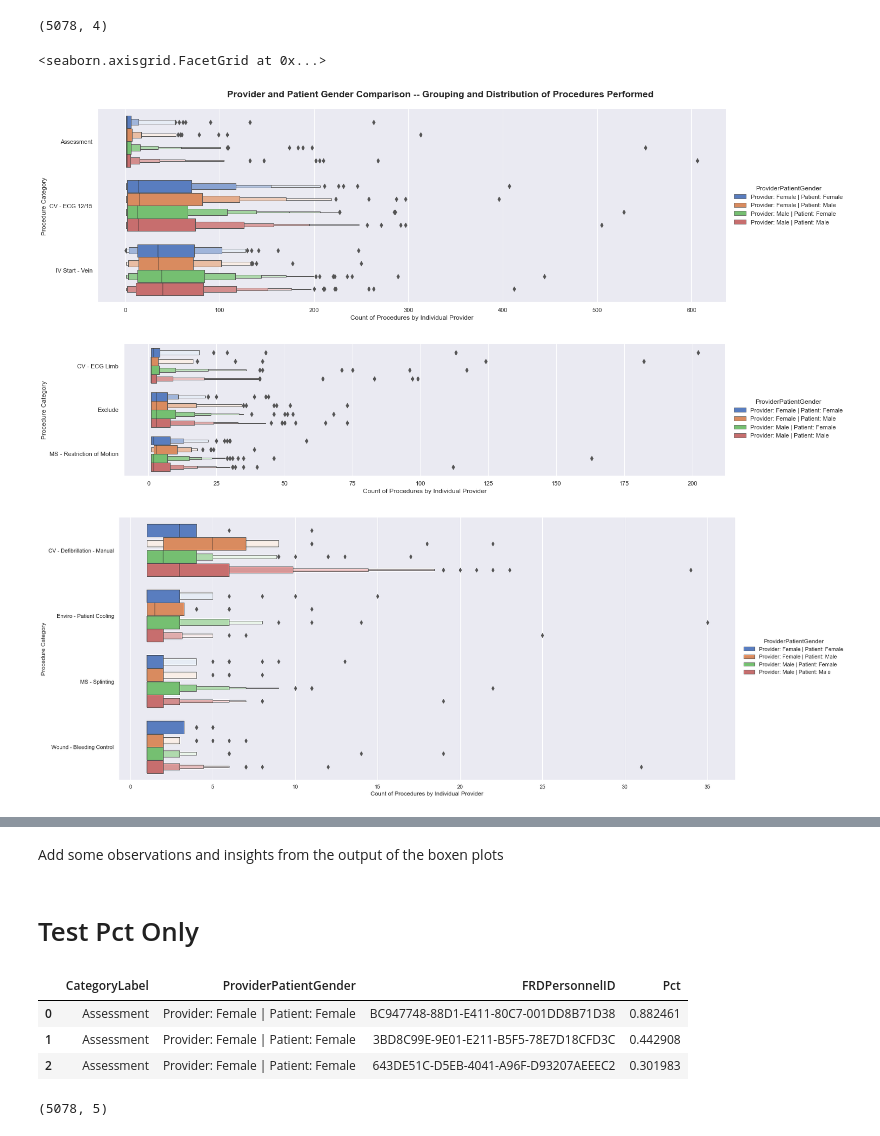
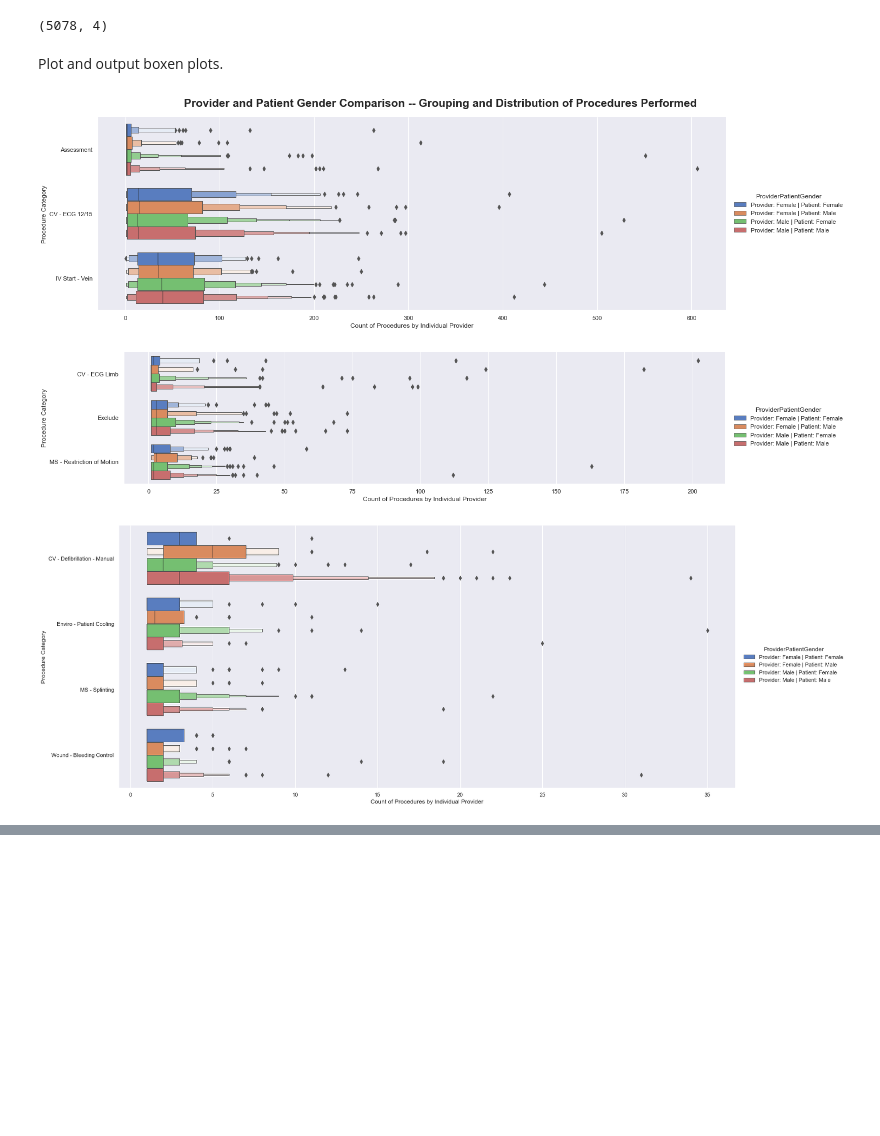
Before and after one commit to data-rescue/ems-analytics, a Jupyter notebook: notebooks/20210408-mdl-ProcedureVsGenderAnalytics.ipynb, the cells around one changed output, grey strips where cells are left out. Drawn from its saved outputs; the diff is of its cells as text; code cells hidden in the pictures; blank space fills up the shorter version.

```diff
--- a/notebooks/20210408-mdl-ProcedureVsGenderAnalytics.ipynb
+++ b/notebooks/20210408-mdl-ProcedureVsGenderAnalytics.ipynb
@@ -71,6 +77,5 @@ display(HTML('<style>.container { width:80% !important; }</style>'))
 # %%
-# Parse date columns so Pandas recognizes them as date fields
-dfProcPat = pd.read_csv(r'./data/ProceduresPatients-Intermediate.csv', parse_dates=['FRDPersonnelStartDate','DispatchTime'])
+dfProcPat = pd.read_csv(r'../data/02_intermediate/ProceduresPatients-Intermediate.csv', parse_dates=['FRDPersonnelStartDate','DispatchTime'])
 dfProcPat.shape
 # %% [output]
 (170072, 18)
@@ -79,7 +84,7 @@ dfProcPat.shape
 
 Read in derived dataset based on procedure groupings provided by partner team. This procedure grouping will ultimately reduce the number of procedure from 67 to 31 and will help make the analysis and visualizations more concise.
 # %%
-dfProcGrp = pd.read_csv(r'./data/ProcedureGroups.csv')
+dfProcGrp = pd.read_csv(r'../data/02_intermediate/ProcedureGroups.csv')
 dfProcGrp.shape
 # %% [output]
 (68, 4)
@@ -604,6 +757,8 @@ dfProcPatBP4 = dfProcPatBP4.groupby(['CategoryLabel','ProviderPatientGender','FR
 dfProcPatBP4.shape
 # %% [output]
 (5078, 4)
+# %% [markdown]
+Plot and output boxen plots.
 # %%
 sns.set_theme()
 g = sns.catplot(x="IDcount",
@@ -613,80 +768,38 @@ g = sns.catplot(x="IDcount",
                  palette='muted',
                  height=6, aspect=3)
 g.fig.suptitle("Provider and Patient Gender Comparison -- Grouping and Distribution of Procedures Performed" ,
-               fontsize='x-large',
+               fontsize='xx-large',
                fontweight = 'bold')
 g.fig.subplots_adjust(top = 0.90)
 g.set_axis_labels('Count of Procedures by Individual Provider','Procedure Category')
 
 g = sns.catplot(x="IDcount",
                 y="CategoryLabel",
                 hue="ProviderPatientGender",
                 data=dfProcPatBP2, kind="boxen",
                 palette='muted',
                 height=4, aspect=4.5)
 g.set_axis_labels('Count of Procedures by Individual Provider','Procedure Category')
 
 g = sns.catplot(x="IDcount",
                 y="CategoryLabel",
                 hue="ProviderPatientGender",
                 data=dfProcPatBP3, kind="boxen",
                 palette='muted',
                 height=8, aspect=2.5)
 g.set_axis_labels('Count of Procedures by Individual Provider','Procedure Category')
 
 g = sns.catplot(x="IDcount",
                 y="CategoryLabel",
                 hue="ProviderPatientGender",
                 data=dfProcPatBP4, kind="boxen",
                 palette='muted',
                 height=30, aspect=.6)
 g.set_axis_labels('Count of Procedures by Individual Provider','Procedure Category')
+plt.savefig('boxen-plot-all.png')
+plt.show()
 # %% [output]
-<seaborn.axisgrid.FacetGrid at 0x...>
-[figure, old version]
+[figure, new version]
 [figure]
 [figure]
 [figure]
-# %% [markdown]
-Add some observations and insights from the output of the boxen plots
-# %% [markdown]
-# Test Pct Only
-# %%
-dfProcPat_pct.head(3)
-# %% [output]
-|  | CategoryLabel | ProviderPatientGender | FRDPersonnelID | Pct |
-| 0 | Assessment | Provider: Female | Patient: Female | BC947748-88D1-E411-80C7-001DD8B71D38 | 0.882461 |
-| 1 | Assessment | Provider: Female | Patient: Female | 3BD8C99E-9E01-E211-B5F5-78E7D18CFD3C | 0.442908 |
-| 2 | Assessment | Provider: Female | Patient: Female | 643DE51C-D5EB-4041-A96F-D93207AEEEC2 | 0.301983 |
-# %%
-#BP1_pct
-filterBP1_pct = dfProcPat_pct['CategoryLabel'].isin(['CV - ECG 12/15','CV - ECG Limb','IV Start - Vein','Assessment'])
-dfProcPatBP1_pct = dfProcPat_pct[filterBP1_pct]
-dfProcPatBP1_pct.shape
-dfProcPatBP1_pct = dfProcPatBP1_pct.groupby(['CategoryLabel','ProviderPatientGender','FRDPersonnelID','Pct']).size().reset_index(name='IDcount')
-dfProcPatBP1_pct.shape
-#BP2_pct
-filterBP2_pct = dfProcPat_pct['CategoryLabel'].isin(['MS - Restriction of Motion','Exclude'])
-dfProcPatBP2_pct = dfProcPat_pct[filterBP2_pct]
-dfProcPatBP2_pct.shape
-dfProcPatBP2_pct = dfProcPatBP2_pct.groupby(['CategoryLabel','ProviderPatientGender','FRDPersonnelID','Pct']).size().reset_index(name='IDcount')
-dfProcPatBP2_pct.shape
-
-#BP3_pct
-filterBP3_pct = dfProcPat_pct['CategoryLabel'].isin(['CV - Defibrillation - Manual','Enviro - Patient Cooling',
-                                             'MS - Splinting','Wound - Bleeding Control'])
-dfProcPatBP3_pct = dfProcPat_pct[filterBP3_pct]
-dfProcPatBP3_pct.shape
-dfProcPatBP3_pct = dfProcPatBP3_pct.groupby(['CategoryLabel','ProviderPatientGender','FRDPersonnelID','Pct']).size().reset_index(name='IDcount')
-dfProcPatBP3_pct.shape
-
-#BP4_pct
-filterBP4_pct = ~dfProcPat_pct['CategoryLabel'].isin(['CV - ECG 12/15','CV - ECG Limb','IV Start - Vein','MS - Restriction of Motion',
-                                                      'Assessment','Exclude','CV - Defibrillation - Manual','Enviro - Patient Cooling',
-                                                      'MS - Splinting','Wound - Bleeding Control'])
-dfProcPatBP4_pct = dfProcPat_pct[filterBP4_pct]
-dfProcPatBP4_pct.shape
-dfProcPatBP4_pct = dfProcPatBP4_pct.groupby(['CategoryLabel','ProviderPatientGender','FRDPersonnelID','Pct']).size().reset_index(name='IDcount')
-dfProcPatBP4_pct.shape
-# %% [output]
-(5078, 5)
```
Also changed, not shown: parts of 50 cells of this notebook.
